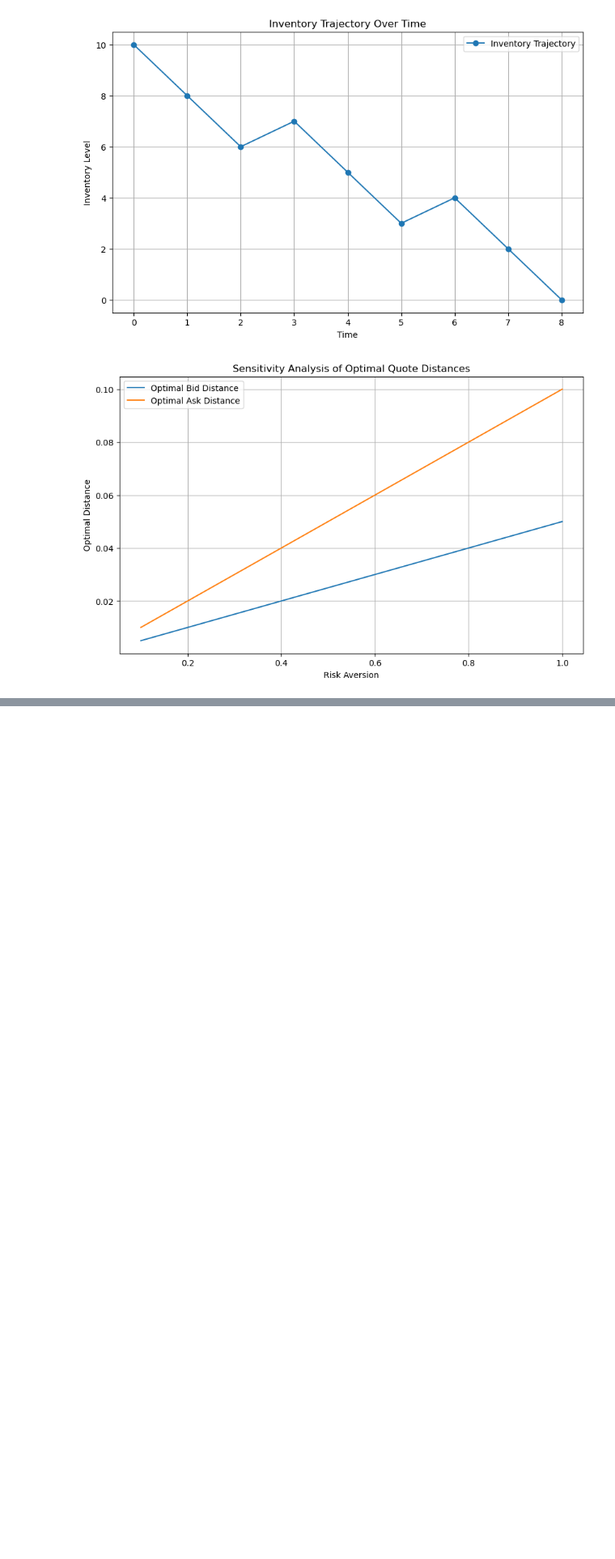
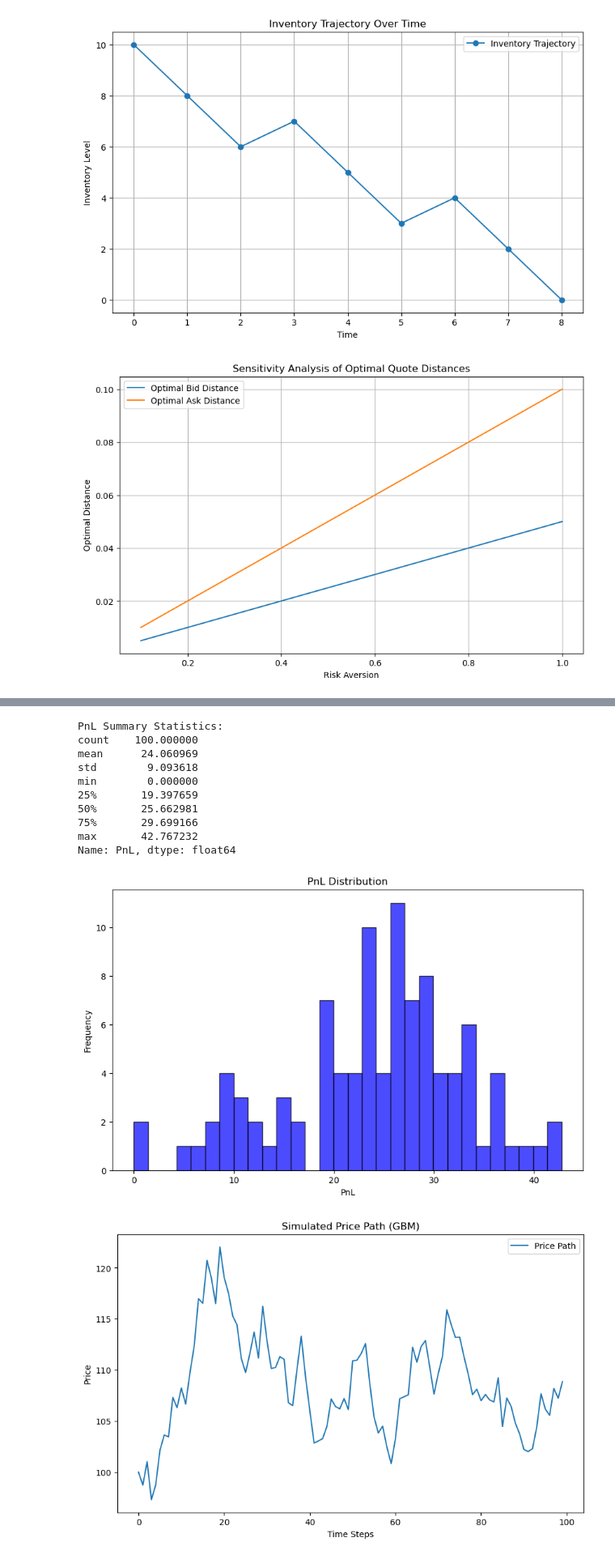
Before and after one commit to astronaut505/VolatilityVortex, a Jupyter notebook: notebook/advanced_market_simulation.ipynb, the cells around one changed output, grey strips where cells are left out. Shown: that part at 81% size. Cells and saved outputs as stored; diff of their text form; code cells hidden in the pictures; blank space fills up the shorter version.

```diff
--- a/notebook/advanced_market_simulation.ipynb
+++ b/notebook/advanced_market_simulation.ipynb
@@ -404,0 +400,59 @@ plt.show()
+# %%
+# Calculate PnL using Simulators
+from simulations.advanced_market_simulation import MarketSimulation
+import pandas as pd
+import matplotlib.pyplot as plt
+
+# Parameters for the simulation
+params = {
+    'mu': 0.1,  # Drift
+    'sigma': 0.2,  # Volatility
+    'X0': 100,  # Initial price
+    'T': 1.0,  # Total time
+    'dt': 0.01  # Time step
+}
+
+# Run a single simulation for demonstration
+price_path = MarketSimulation.geometric_brownian_motion(**params)
+
+# Load PnL directly from the simulation results CSV
+results = pd.read_csv('../simulation_results.csv')
+
+# Check if PnL column exists
+if 'PnL' in results.columns:
+    # Display summary statistics for PnL
+    print("PnL Summary Statistics:")
+    print(results['PnL'].describe())
+
+    # Plot the PnL distribution
+    plt.figure(figsize=(10, 6))
+    plt.hist(results['PnL'], bins=30, alpha=0.7, color='blue', edgecolor='black')
+    plt.title('PnL Distribution')
+    plt.xlabel('PnL')
+    plt.ylabel('Frequency')
+    plt.show()
+else:
+    print("PnL column not found in the simulation results.")
+
+
+# Plot the price path
+plt.figure(figsize=(10, 6))
+plt.plot(price_path, label='Price Path')
+plt.title('Simulated Price Path (GBM)')
+plt.xlabel('Time Steps')
+plt.ylabel('Price')
+plt.legend()
+plt.show()
+# %% [output]
+PnL Summary Statistics:
+count    100.000000
+mean      24.060969
+std        9.093618
+min        0.000000
+25%       19.397659
+50%       25.662981
+75%       29.699166
+max       42.767232
+Name: PnL, dtype: float64
+[figure, added]
+[figure, added]
```
Also changed, not shown: parts of 12 cells of this notebook, 3 other files.
